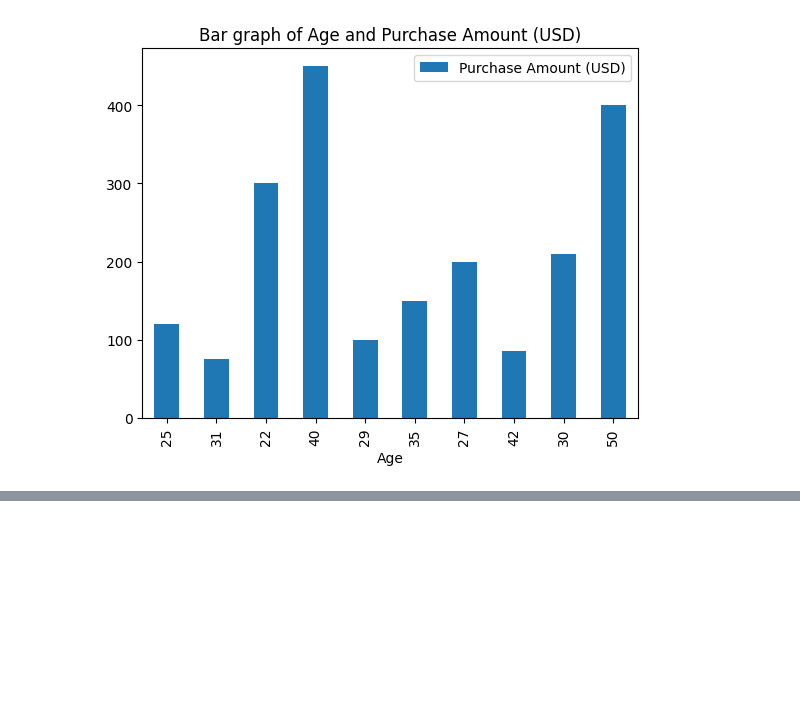
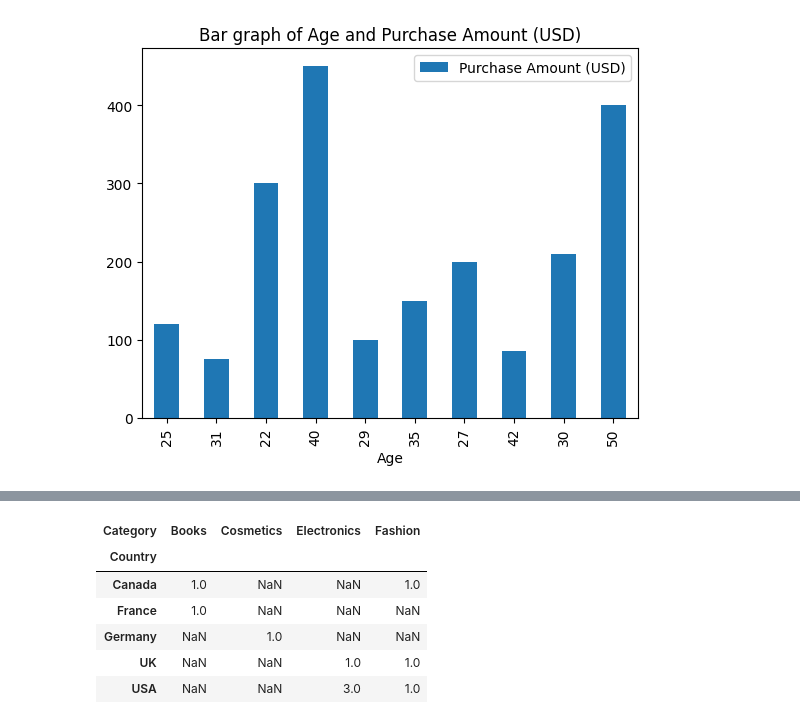
Before and after one commit to Grace-1420/mock_analysis.py, a Jupyter notebook: Copy_of_Notebooks_intro.ipynb, the cells around one changed output, grey strips where cells are left out. Cells and saved outputs as stored; diff of their text form; code cells hidden in the pictures; blank space fills up the shorter version.

```diff
--- a/Copy_of_Notebooks_intro.ipynb
+++ b/Copy_of_Notebooks_intro.ipynb
@@ -57,0 +84,10 @@ plt.show
+# %%
+pd.pivot_table(df,values = 'Purchase Amount (USD)' , index = 'Country' , columns = 'Category' , aggfunc = 'count')
+# %% [output]
+| Category | Books | Cosmetics | Electronics | Fashion |
+| Country |  |  |  |  |
+| Canada | 1.0 | NaN | NaN | 1.0 |
+| France | 1.0 | NaN | NaN | NaN |
+| Germany | NaN | 1.0 | NaN | NaN |
+| UK | NaN | NaN | 1.0 | 1.0 |
+| USA | NaN | NaN | 3.0 | 1.0 |
```
Also changed, not shown: parts of 3 cells of this notebook.
